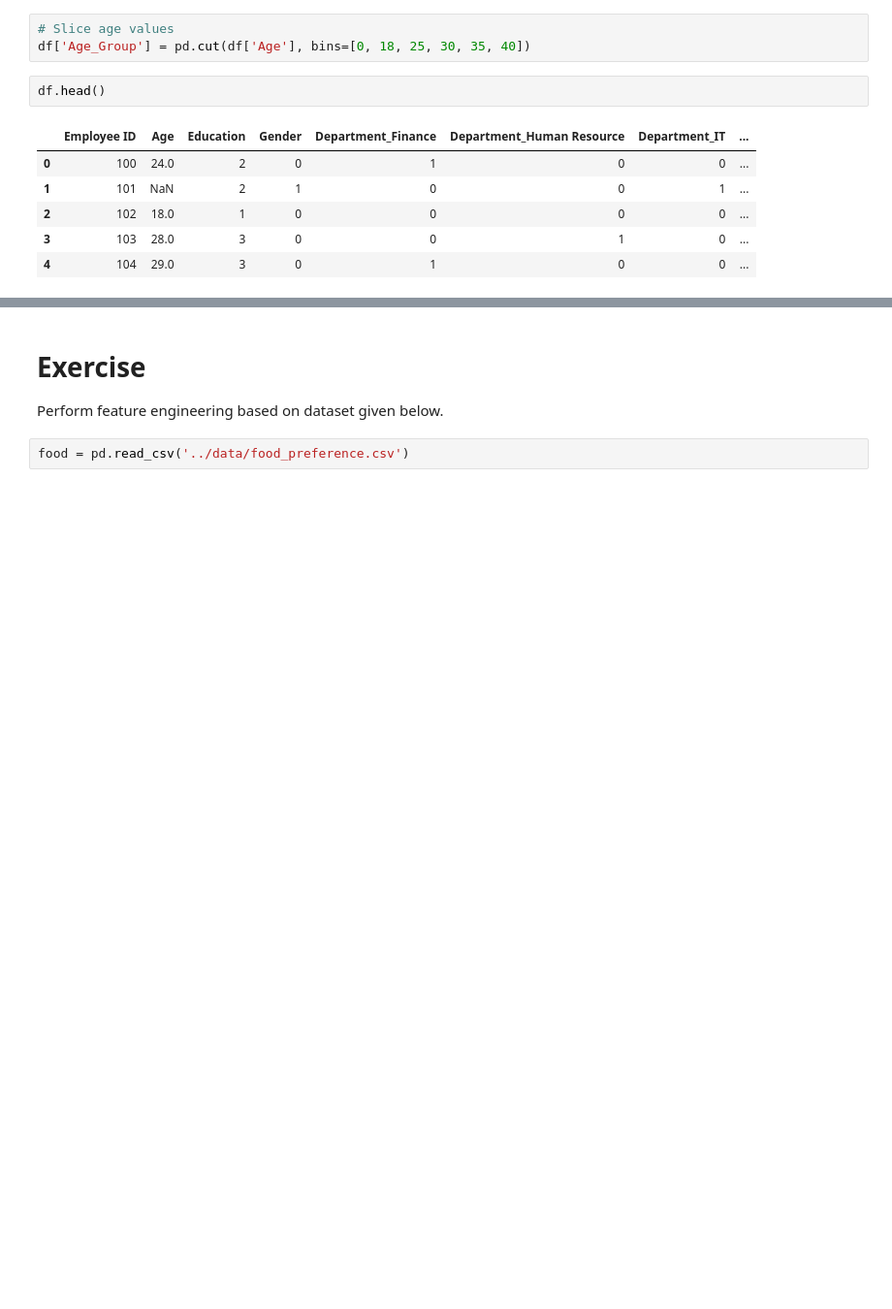
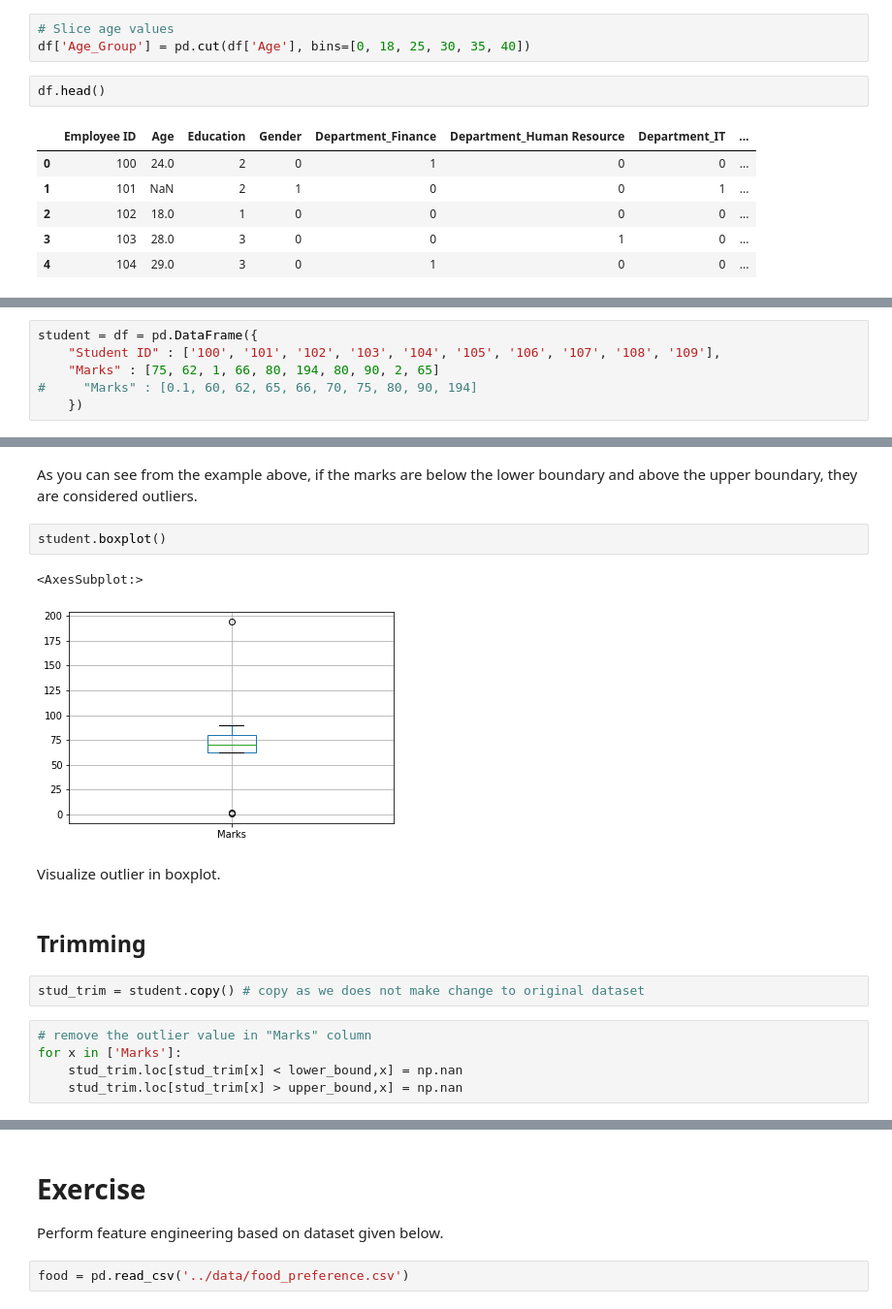
Before and after one commit to CertifaiAI/data-science-fundamentals, a Jupyter notebook: day_1/1S_Feature_Engineering.ipynb, the cells around one changed output, grey strips where cells are left out. Shown at 97% size. Cells and saved outputs as stored; diff of their text form; blank space fills up the shorter version.

```diff
--- a/day_1/1S_Feature_Engineering.ipynb
+++ b/day_1/1S_Feature_Engineering.ipynb
@@ -284,0 +303,6 @@ df.head()
+# %%
+student = df = pd.DataFrame({
+    "Student ID" : ['100', '101', '102', '103', '104', '105', '106', '107', '108', '109'],
+    "Marks" : [75, 62, 1, 66, 80, 194, 80, 90, 2, 65]
+#     "Marks" : [0.1, 60, 62, 65, 66, 70, 75, 80, 90, 194]
+    })
@@ -284,0 +351,18 @@ df.head()
+# %% [markdown]
+As you can see from the example above, if the marks are below the lower boundary and above the upper boundary, they are considered outliers.
+# %%
+student.boxplot()
+# %% [output]
+<AxesSubplot:>
+[figure, added]
+# %% [markdown]
+Visualize outlier in boxplot.
+# %% [markdown]
+## Trimming
+# %%
+stud_trim = student.copy() # copy as we does not make change to original dataset
+# %%
+# remove the outlier value in "Marks" column
+for x in ['Marks']:
+    stud_trim.loc[stud_trim[x] < lower_bound,x] = np.nan
+    stud_trim.loc[stud_trim[x] > upper_bound,x] = np.nan
```
Also changed, not shown: parts of 20 cells of this notebook, 1 other file.
